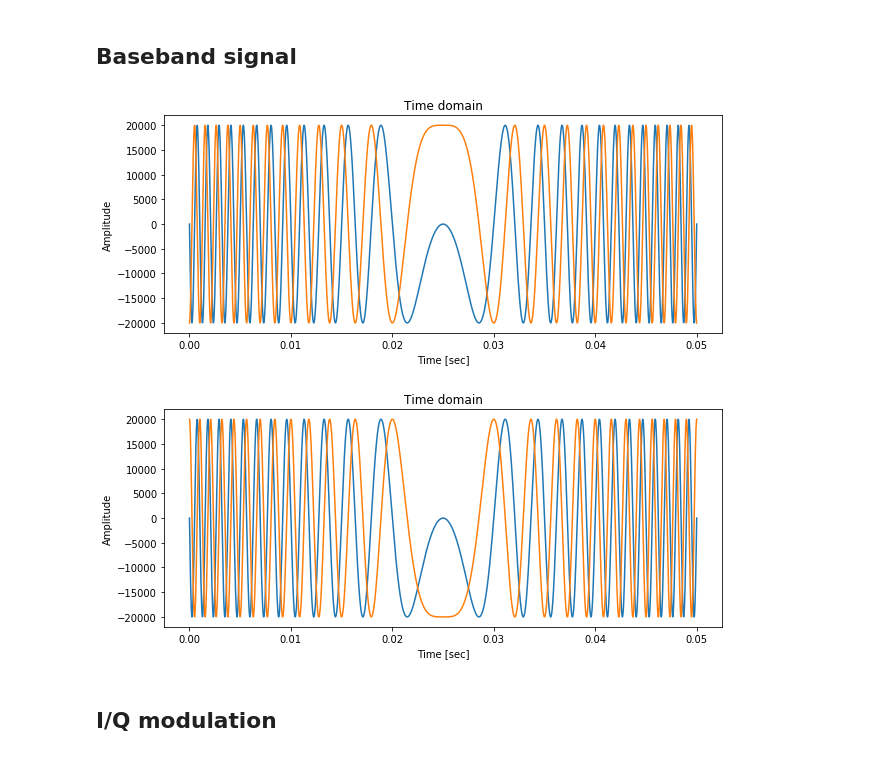
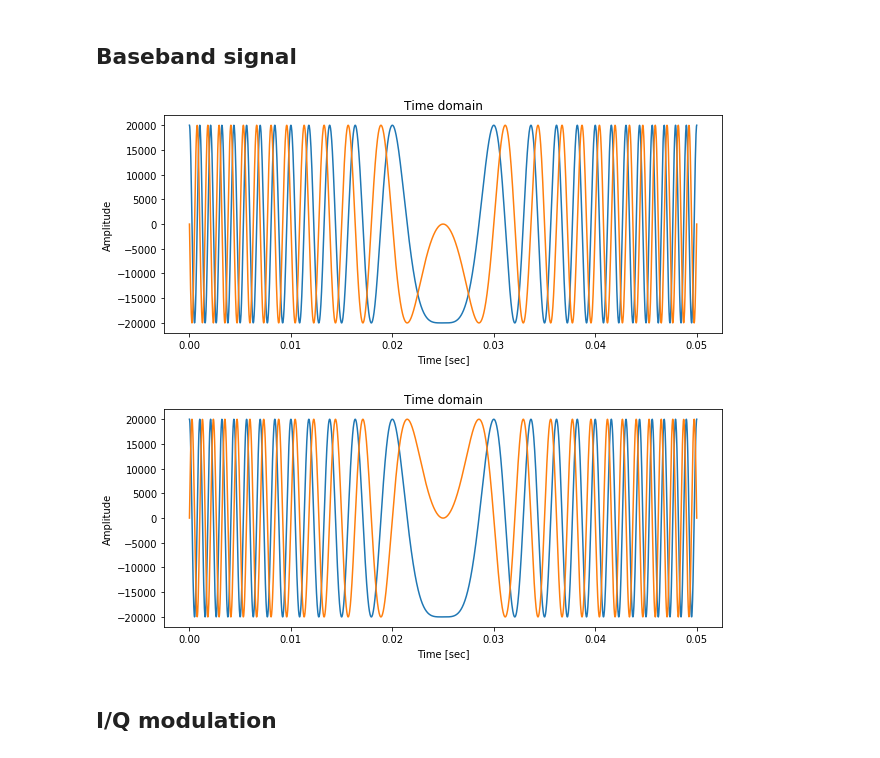
Before and after one commit to araobp/ultrasonic-communication, a Jupyter notebook: simulation/IQ_modulation.ipynb, the cells around one changed output. Cells and saved outputs as stored; diff of their text form; code cells hidden in the pictures.

```diff
--- a/simulation/IQ_modulation.ipynb
+++ b/simulation/IQ_modulation.ipynb
@@ -91,13 +91,15 @@ Frequencies at peaks: [-18000.  18000.] Hz
 # %% [markdown]
 ## Baseband signal
 # %%
-plot_wave(chirp(f0=F0, f1=F1, T=0.05), real_only=False)
+# Up chipr
+plot_wave(chirp(f0=F0, f1=F1, T=0.05, phase=0), real_only=False)
 # %% [output]
-[figure, old version]
+[figure, new version]
 # %%
-plot_wave(chirp(f0=F0, f1=F1, T=0.05).conjugate(), real_only=False)
+# Down chirp
+plot_wave(chirp(f0=F0, f1=F1, T=0.05, phase=0).conjugate(), real_only=False)
 # %% [output]
-[figure, old version]
+[figure, new version]
 # %% [markdown]
 ## I/Q modulation
 # %%
```
Also changed, not shown: parts of 13 cells of this notebook, 1 other file.
